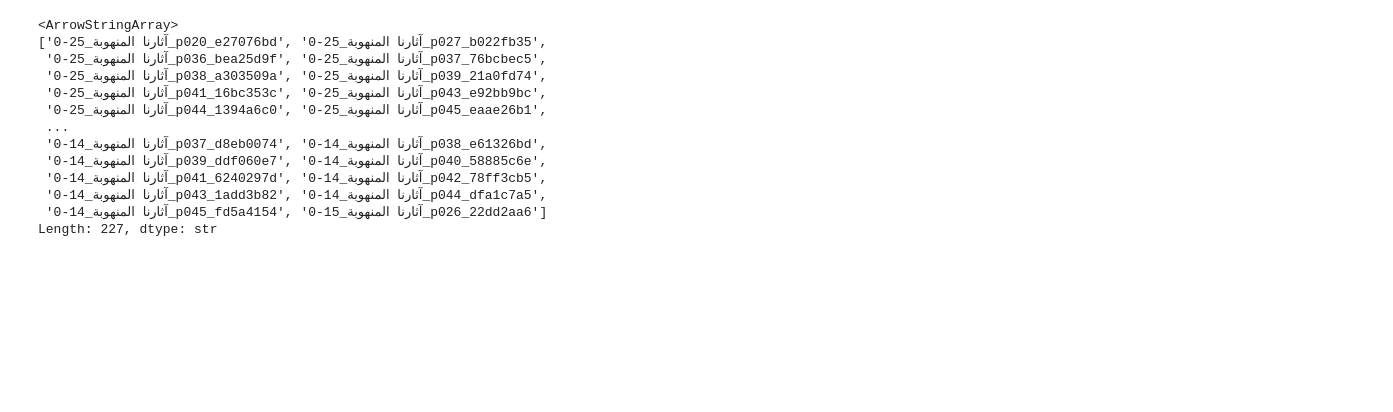
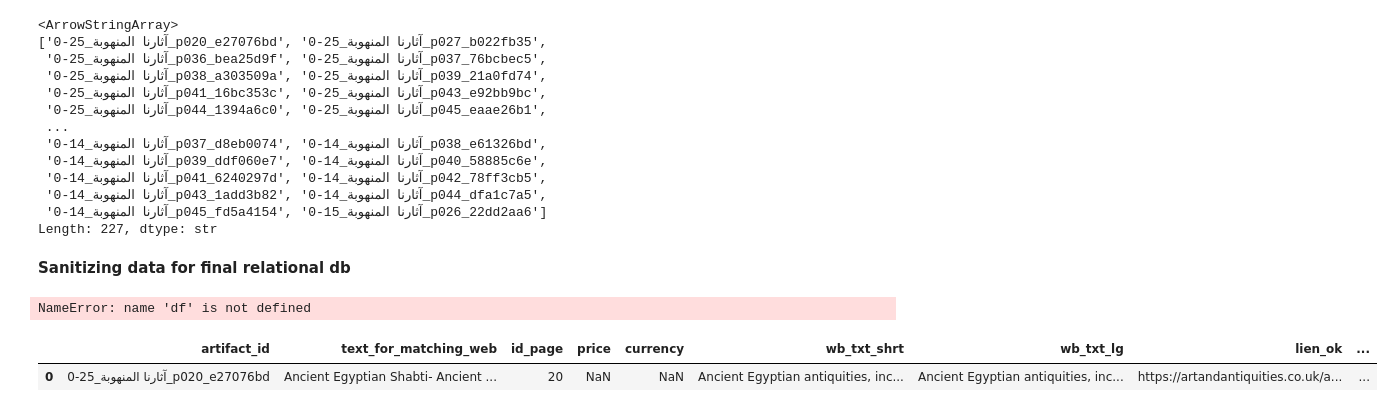
Before and after one commit to anneleschallierdelisle/final_project_looted_artefacts, a Jupyter notebook: notebooks/n.data_cleanings.ipynb, the cells around one changed output. Cells and saved outputs as stored; diff of their text form; code cells hidden in the pictures; blank space fills up the shorter version.

Commit message:
clean folders & createmysql db

```diff
--- a/notebooks/data_cleaning.ipynb
+++ b/notebooks/n.data_cleanings.ipynb
@@ -1174,0 +1183,27 @@ df.to_csv("../data/clean/pdf_images.csv", encoding="utf-8-sig")
+# %% [markdown]
+**Sanitizing data for final relational db**
+# %%
+input_dir = "../data/raw/last_cleaned_data/"
+output_dir ="../data/clean/"
+# %%
+# Looted artefacts (-> add source metadata and final text)
+looted_artefacts_sanitized = pd.read_excel(input_dir+"looted_artefacts_sanitized.xlsx")
+looted_artefacts = pd.read_csv(input_dir+"looted_artefacts.csv", encoding="utf-8-sig")
+looted_text = pd.read_csv("../data/raw/4.vector_db/first_text_scoring.csv", sep =';', encoding="utf-8-sig")
+final_looted_artefacts = looted_artefacts_sanitized.merge(looted_artefacts[['artifact_id','pdf_name', 'page_num']], on = 'artifact_id', how = 'left')
+final_looted_artefacts = final_looted_artefacts.merge(looted_text[['artifact_id','looted_text']], on = 'artifact_id', how = 'left')
+final_looted_artefacts.rename(columns={"looted_text": "pdf_upgrd_description"},inplace=True)
+# %% [output]
+NameError: name 'df' is not defined
+# %%
+# Web related pages (-> add domain of the website)
+web_pages = pd.read_csv(input_dir+"web_pages.csv", sep =';', encoding="utf-8-sig")
+web_links = pd.read_csv(input_dir+"web_links.csv", sep =';', encoding="utf-8-sig")
+artifacts_main_web_sites = pd.read_excel(input_dir+"artifacts_main_web_sites.xlsx")
+web_pages_links = web_pages.merge(web_links[['artifact_id','lien_ok']], on = 'artifact_id', how = 'left')
+final_web_pages = web_pages_links.merge(artifacts_main_web_sites, on = 'artifact_id', how = 'left')
+final_web_pages['article_id'] = final_web_pages.index+1
+final_web_pages.head(1)
+# %% [output]
+|  | artifact_id | text_for_matching_web | id_page | price | currency | wb_txt_shrt | wb_txt_lg | lien_ok | ... |
+| 0 | 0-آثارنا المنهوبة_25_p020_e27076bd | Ancient Egyptian Shabti- Ancient ... | 20 | NaN | NaN | Ancient Egyptian antiquities, inc... | Ancient Egyptian antiquities, inc... | https://artandantiquities.co.uk/a... | ... |
```
Also changed, not shown: parts of 7 cells of this notebook, 37 other files.
